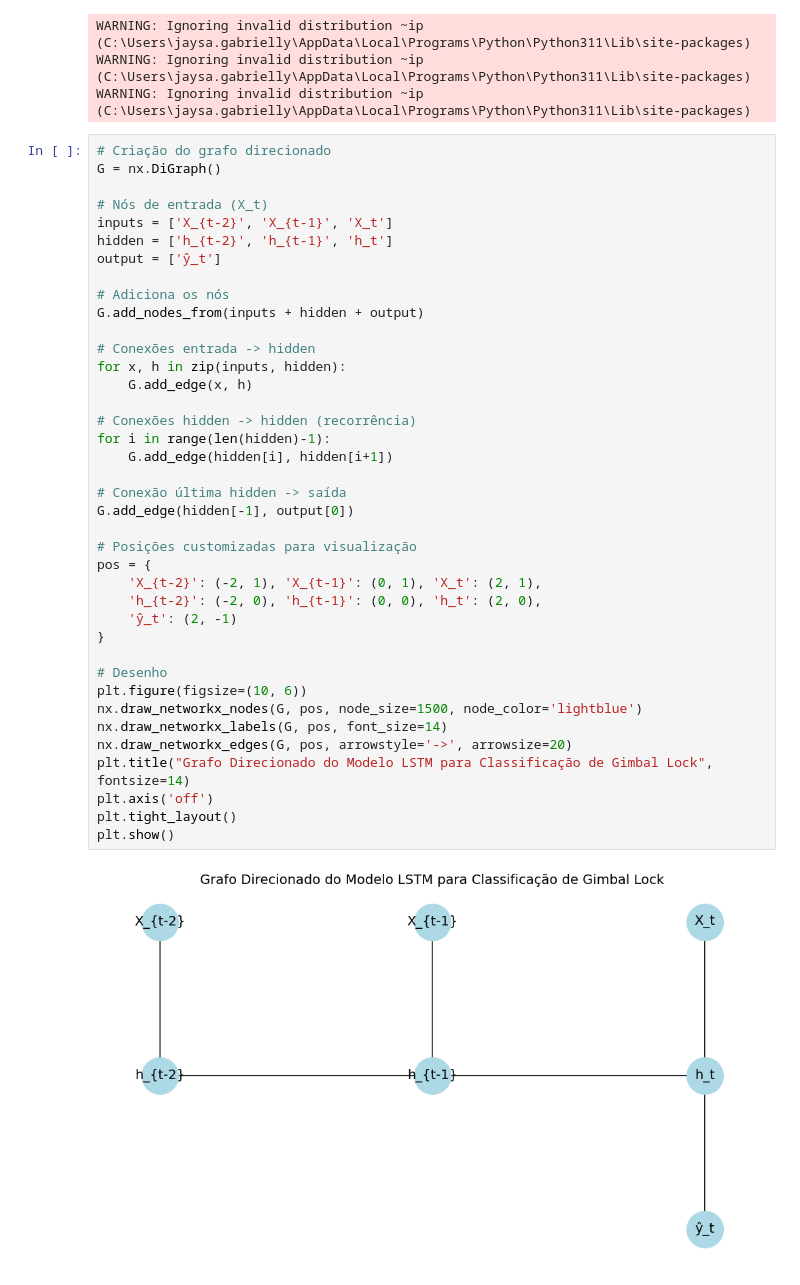
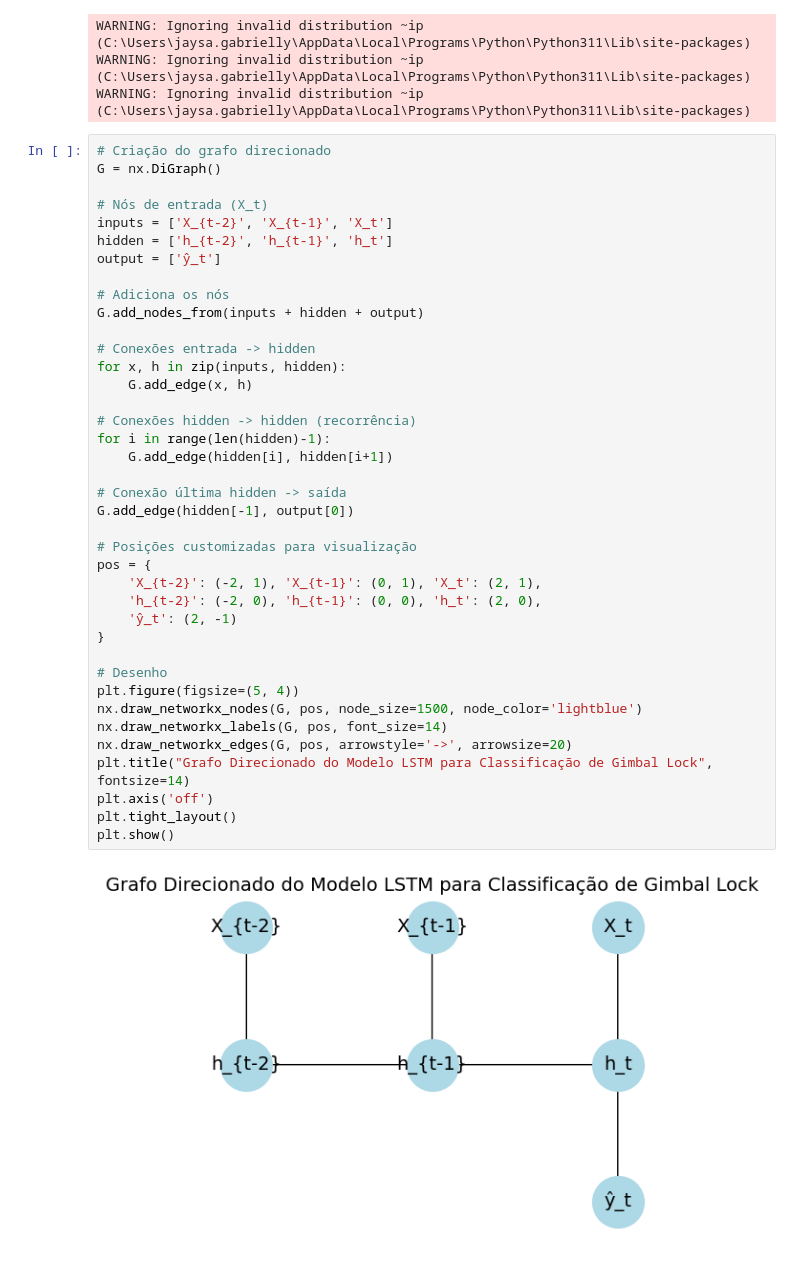
Before and after one commit to el-pitchula/GyroAI-SAT, a Jupyter notebook: notebooks/GimbalLock_IA_Classifier.ipynb, the cells around one changed output. Drawn from its saved outputs; the diff is of its cells as text.

```diff
--- a/notebooks/GimbalLock_IA_Classifier.ipynb
+++ b/notebooks/GimbalLock_IA_Classifier.ipynb
@@ -377,32 +377,32 @@ output = ['ŷ_t']
 # Adiciona os nós
 G.add_nodes_from(inputs + hidden + output)
 
 # Conexões entrada -> hidden
 for x, h in zip(inputs, hidden):
     G.add_edge(x, h)
 
 # Conexões hidden -> hidden (recorrência)
 for i in range(len(hidden)-1):
     G.add_edge(hidden[i], hidden[i+1])
 
 # Conexão última hidden -> saída
 G.add_edge(hidden[-1], output[0])
 
 # Posições customizadas para visualização
 pos = {
     'X_{t-2}': (-2, 1), 'X_{t-1}': (0, 1), 'X_t': (2, 1),
     'h_{t-2}': (-2, 0), 'h_{t-1}': (0, 0), 'h_t': (2, 0),
     'ŷ_t': (2, -1)
 }
 
 # Desenho
-plt.figure(figsize=(10, 6))
+plt.figure(figsize=(5, 4))
 nx.draw_networkx_nodes(G, pos, node_size=1500, node_color='lightblue')
 nx.draw_networkx_labels(G, pos, font_size=14)
 nx.draw_networkx_edges(G, pos, arrowstyle='->', arrowsize=20)
 plt.title("Grafo Direcionado do Modelo LSTM para Classificação de Gimbal Lock", fontsize=14)
 plt.axis('off')
 plt.tight_layout()
 plt.show()
 # %% [output]
-[figure, old version]
+[figure, new version]
```
Also changed, not shown: parts of 2 cells of this notebook.
